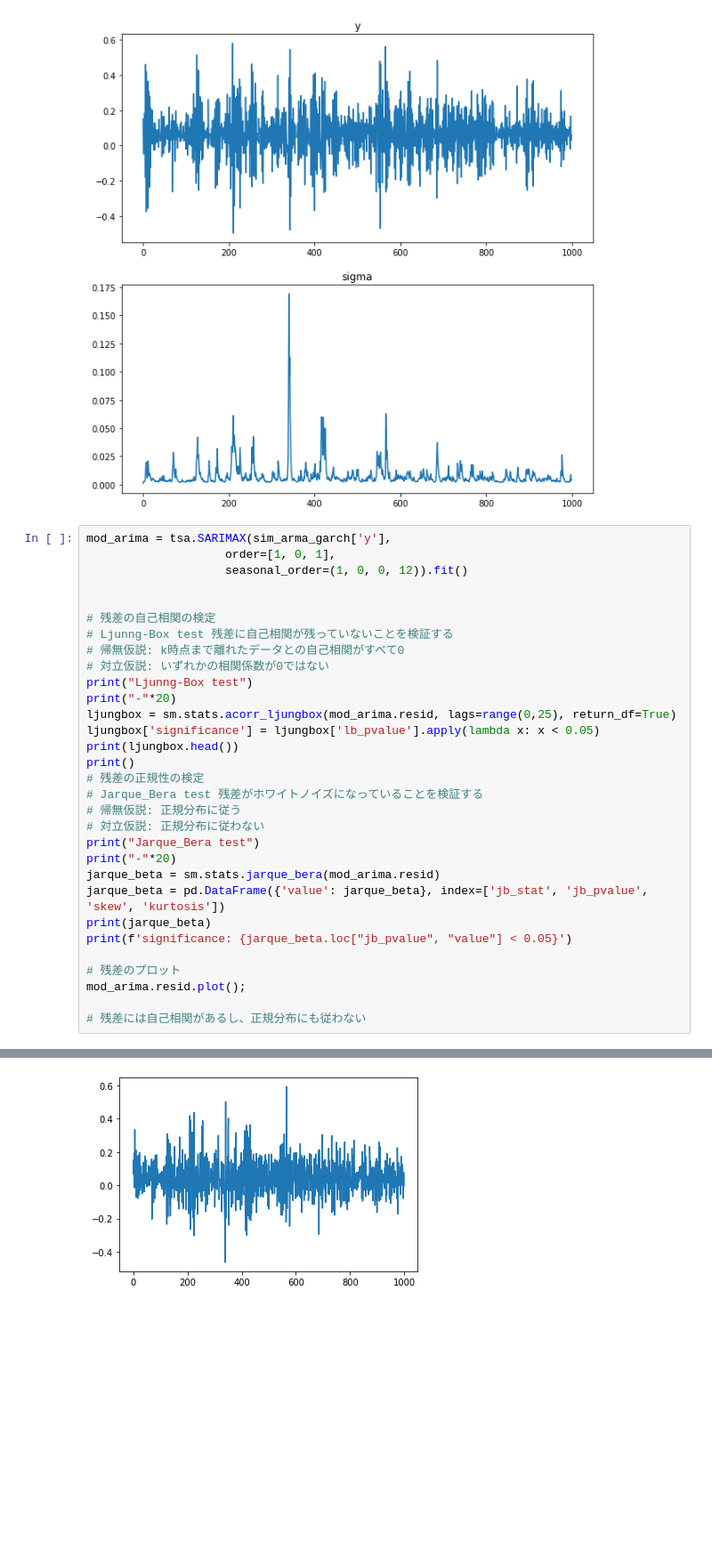
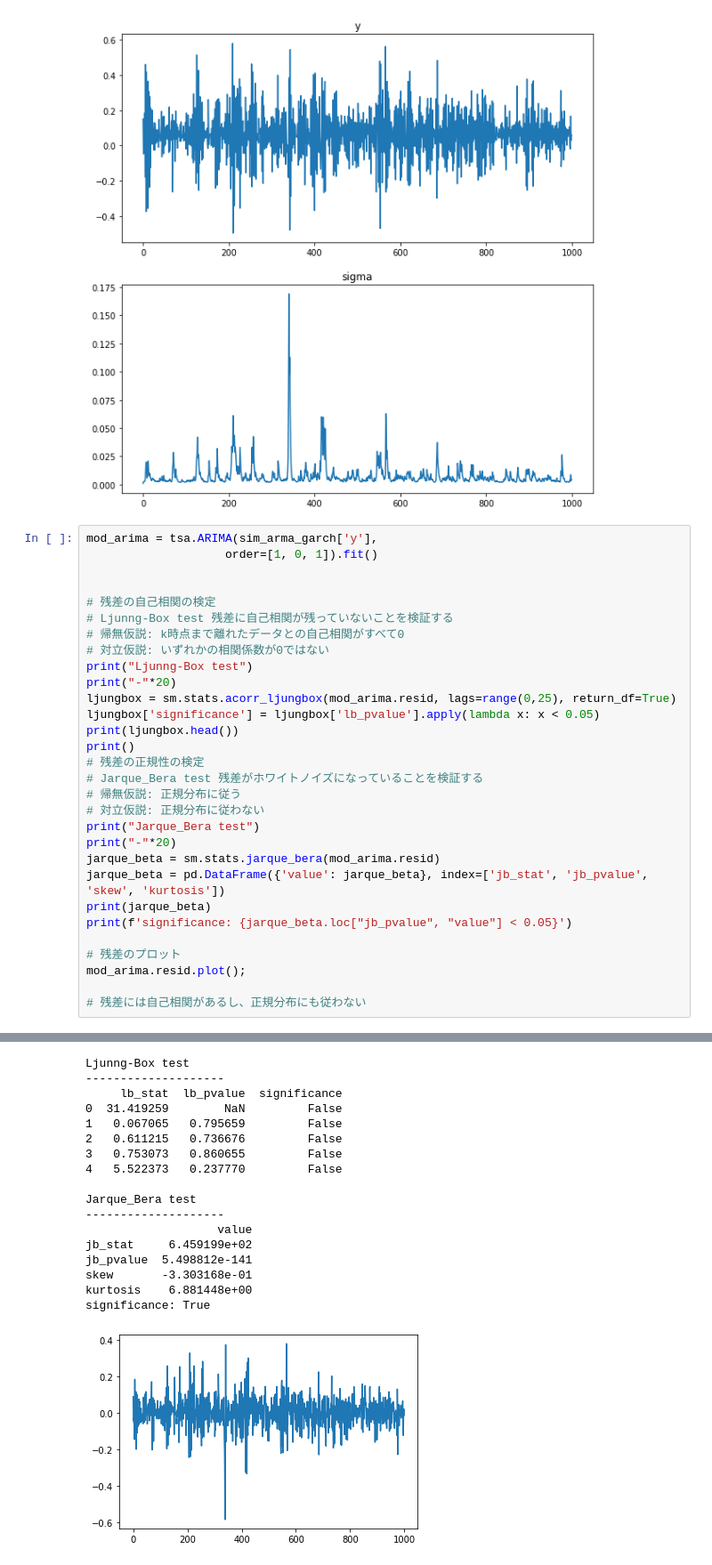
Before and after one commit to pepperland-sk/learn-python, a Jupyter notebook: 時系列分析と状態空間モデルの基礎/第3部 時系列分析のその他のトピック.ipynb, the cells around one changed output, grey strips where cells are left out. Shown at 89% size. Saved outputs shown, nothing was run; the diff lists cells and outputs as text; blank space fills up the shorter version.

```diff
--- a/時系列分析と状態空間モデルの基礎/第3部 時系列分析のその他のトピック.ipynb
+++ b/時系列分析と状態空間モデルの基礎/第3部 時系列分析のその他のトピック.ipynb
@@ -554,9 +552,8 @@ ax[1].set_title('sigma');
 # %% [output]
 [figure]
 # %%
-mod_arima = tsa.SARIMAX(sim_arma_garch['y'],
-                    order=[1, 0, 1],
-                    seasonal_order=(1, 0, 0, 12)).fit()
+mod_arima = tsa.ARIMA(sim_arma_garch['y'],
+                    order=[1, 0, 1]).fit()
 
 
 # 残差の自己相関の検定
@@ -605,4 +603,21 @@ significance: True
+Ljunng-Box test
+--------------------
+     lb_stat  lb_pvalue  significance
+0  31.419259        NaN         False
+1   0.067065   0.795659         False
+2   0.611215   0.736676         False
+3   0.753073   0.860655         False
+4   5.522373   0.237770         False
+
+Jarque_Bera test
+--------------------
+                   value
+jb_stat     6.459199e+02
+jb_pvalue  5.498812e-141
+skew       -3.303168e-01
+kurtosis    6.881448e+00
+significance: True
-[figure, old version]
+[figure, new version]
 # %%
 # ARMA-GARCHモデルの作成
 meanMdl = ag.ARMA(order = {'AR':1,'MA':1})
```
Also changed, not shown: parts of 25 cells of this notebook, 10 other files.
